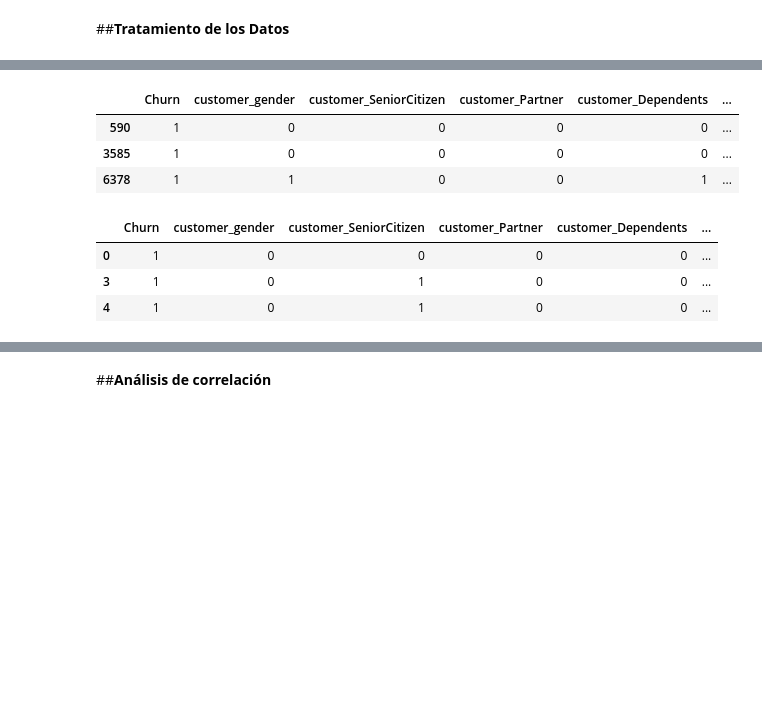
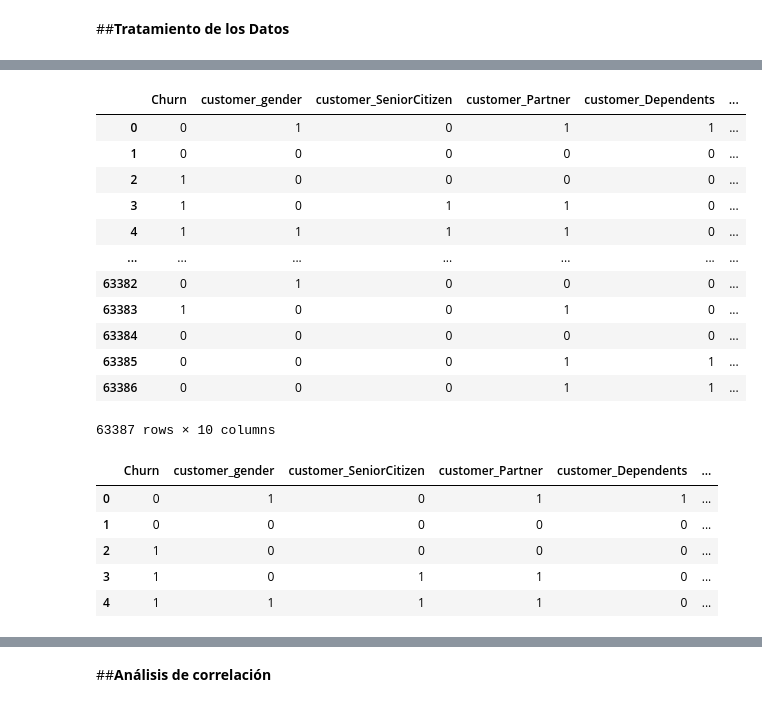
Before and after one commit to Nore-gibhub/Challenge3_TelecomX_part2, a Jupyter notebook: challenge3.ipynb, the cells around one changed output, grey strips where cells are left out. Cells and saved outputs as stored; diff of their text form; code cells hidden in the pictures; blank space fills up the shorter version.

```diff
--- a/challenge3.ipynb
+++ b/challenge3.ipynb
@@ -78,24 +85,35 @@ warnings.filterwarnings('ignore')
 # %%
 #Encoding - Transformando variables categóricas a formato númerico
 
 df_datos['Churn'] = df_datos['Churn'].replace({'No':0,'Yes':1})
 df_datos['customer_gender'] = df_datos['customer_gender'].replace({'Male':0,'Female':1})
 df_datos['customer_Partner'] = df_datos['customer_Partner'].replace({'No':0,'Yes':1})
 df_datos['customer_Dependents'] = df_datos['customer_Dependents'].replace({'No':0,'Yes':1})
-df_datos.sample(3)
+df_datos
 # %% [output]
 |  | Churn | customer_gender | customer_SeniorCitizen | customer_Partner | customer_Dependents | ... |
-| 590 | 1 | 0 | 0 | 0 | 0 | ... |
-| 3585 | 1 | 0 | 0 | 0 | 0 | ... |
-| 6378 | 1 | 1 | 0 | 0 | 1 | ... |
+| 0 | 0 | 1 | 0 | 1 | 1 | ... |
+| 1 | 0 | 0 | 0 | 0 | 0 | ... |
+| 2 | 1 | 0 | 0 | 0 | 0 | ... |
+| 3 | 1 | 0 | 1 | 1 | 0 | ... |
+| 4 | 1 | 1 | 1 | 1 | 0 | ... |
+| ... | ... | ... | ... | ... | ... | ... |
+| 63382 | 0 | 1 | 0 | 0 | 0 | ... |
+| 63383 | 1 | 0 | 0 | 1 | 0 | ... |
+| 63384 | 0 | 0 | 0 | 0 | 0 | ... |
+| 63385 | 0 | 0 | 0 | 1 | 1 | ... |
+| 63386 | 0 | 0 | 0 | 1 | 1 | ... |
+63387 rows × 10 columns
 # %%
 #Encoding - Transformando variables categóricas a formato númerico
 
 categoricas = ['account_Contract','tipo_de_servicio']
 datos_codif = pd.get_dummies(data=df_datos,columns=categoricas,dtype=int).head()
-datos_codif.sample(3)
+datos_codif
 # %% [output]
 |  | Churn | customer_gender | customer_SeniorCitizen | customer_Partner | customer_Dependents | ... |
-| 0 | 1 | 0 | 0 | 0 | 0 | ... |
-| 3 | 1 | 0 | 1 | 0 | 0 | ... |
-| 4 | 1 | 0 | 1 | 0 | 0 | ... |
+| 0 | 0 | 1 | 0 | 1 | 1 | ... |
+| 1 | 0 | 0 | 0 | 0 | 0 | ... |
+| 2 | 1 | 0 | 0 | 0 | 0 | ... |
+| 3 | 1 | 0 | 1 | 1 | 0 | ... |
+| 4 | 1 | 1 | 1 | 1 | 0 | ... |
```
Also changed, not shown: parts of 5 cells of this notebook.
